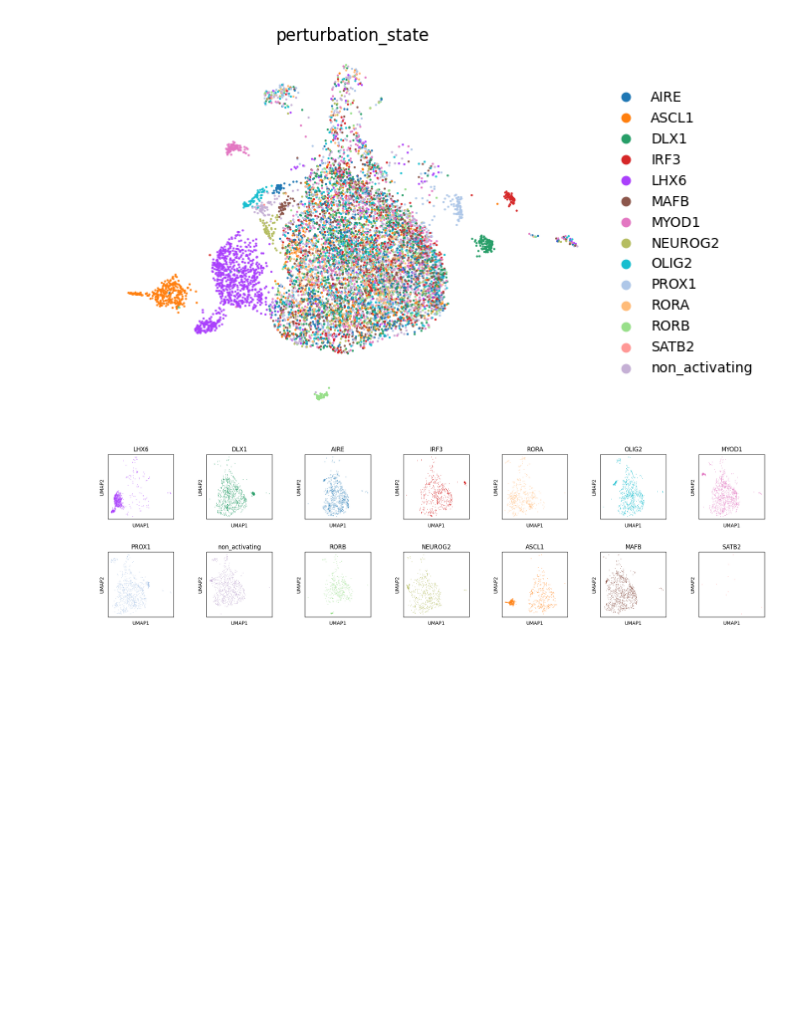
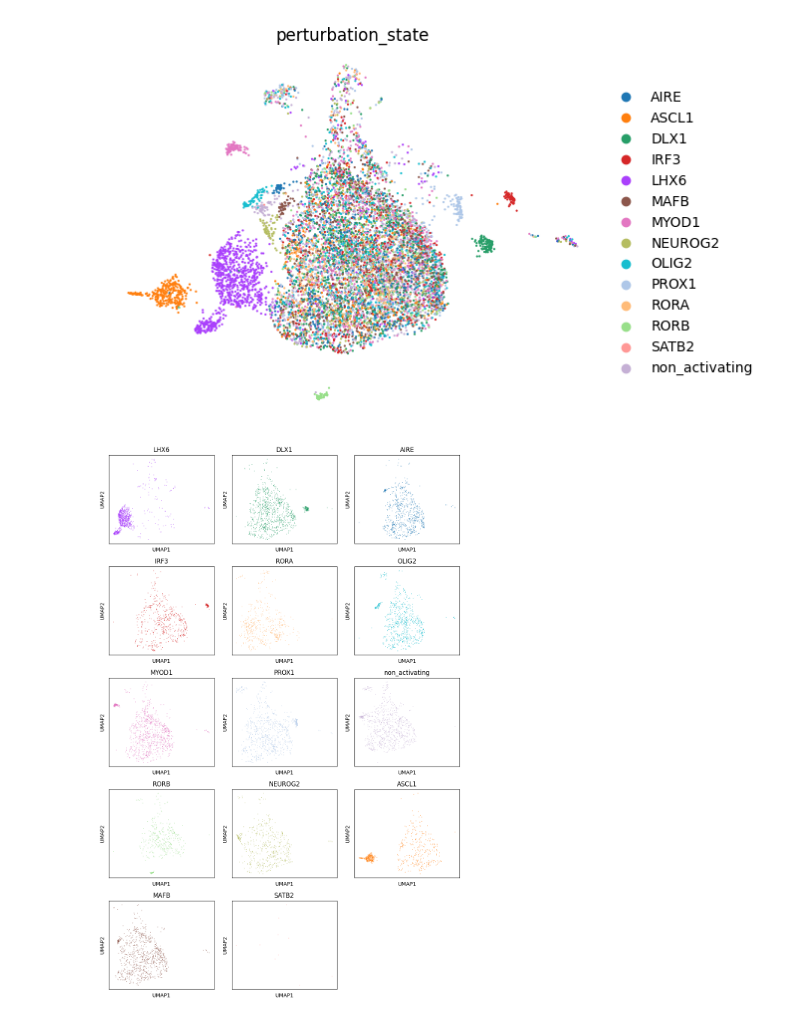
Before and after one commit to vitkl/cell2state_tf_activation, a Jupyter notebook: scripts/Kevin/20230127_crispra_scrna_exploration.ipynb, the cells around one changed output. Cells and saved outputs as stored; diff of their text form; code cells hidden in the pictures; blank space fills up the shorter version.

```diff
--- a/scripts/Kevin/20230127_crispra_scrna_exploration.ipynb
+++ b/scripts/Kevin/20230127_crispra_scrna_exploration.ipynb
@@ -120,25 +145,27 @@ plt.savefig(f'{figures_folder}{today}_umap_perturbed_state.pdf',bbox_inches='tig
 [figure]
 # %%
 perturbation_states = adata_pertubed.obs['perturbation_state'].unique()
-n_rows = 2
+n_rows = 5
 #round up to get the number of rows
 
 n_cols = np.round(len(perturbation_states)/n_rows).astype(int)
 #use plt.subplots to create a figure with the number of rows and columns increase spacing between subplots
-fig, axes = plt.subplots(n_rows, n_cols, figsize=(24, 6), gridspec_kw={'hspace': 0.5, 'wspace': 0.5})
+fig, axes = plt.subplots(n_rows, n_cols, figsize=(10, 15))
 axes = axes.ravel()
 
 for i, perturbation_state in enumerate(perturbation_states):
     adata_pertubed_state = adata_pertubed[adata_pertubed.obs['perturbation_state'] == perturbation_state]
     sc.pl.umap(adata_pertubed_state, color=['perturbation_state'],
                 color_map='RdPu', ncols=4, #legend_loc='on data',
                 size=5,
                 legend_fontsize=10, gene_symbols='SYMBOL', ax=axes[i], show=False, legend_loc=None)
     #tight bbox
     plt.tight_layout()
     axes[i].set_title(perturbation_state)
-# AttributeError: 'numpy.ndarray' object has no attribute 'set_title'
+#remove the axis from the last subplot as it is empty
+axes[14].set_axis_off()
+
 
 plt.savefig(f'{figures_folder}{today}_umap_targeting_plasmids_perturbed_state.pdf',bbox_inches='tight')
 # %% [output]
-[figure, old version]
+[figure, new version]
```
Also changed, not shown: parts of 7 cells of this notebook, 1 other file.
